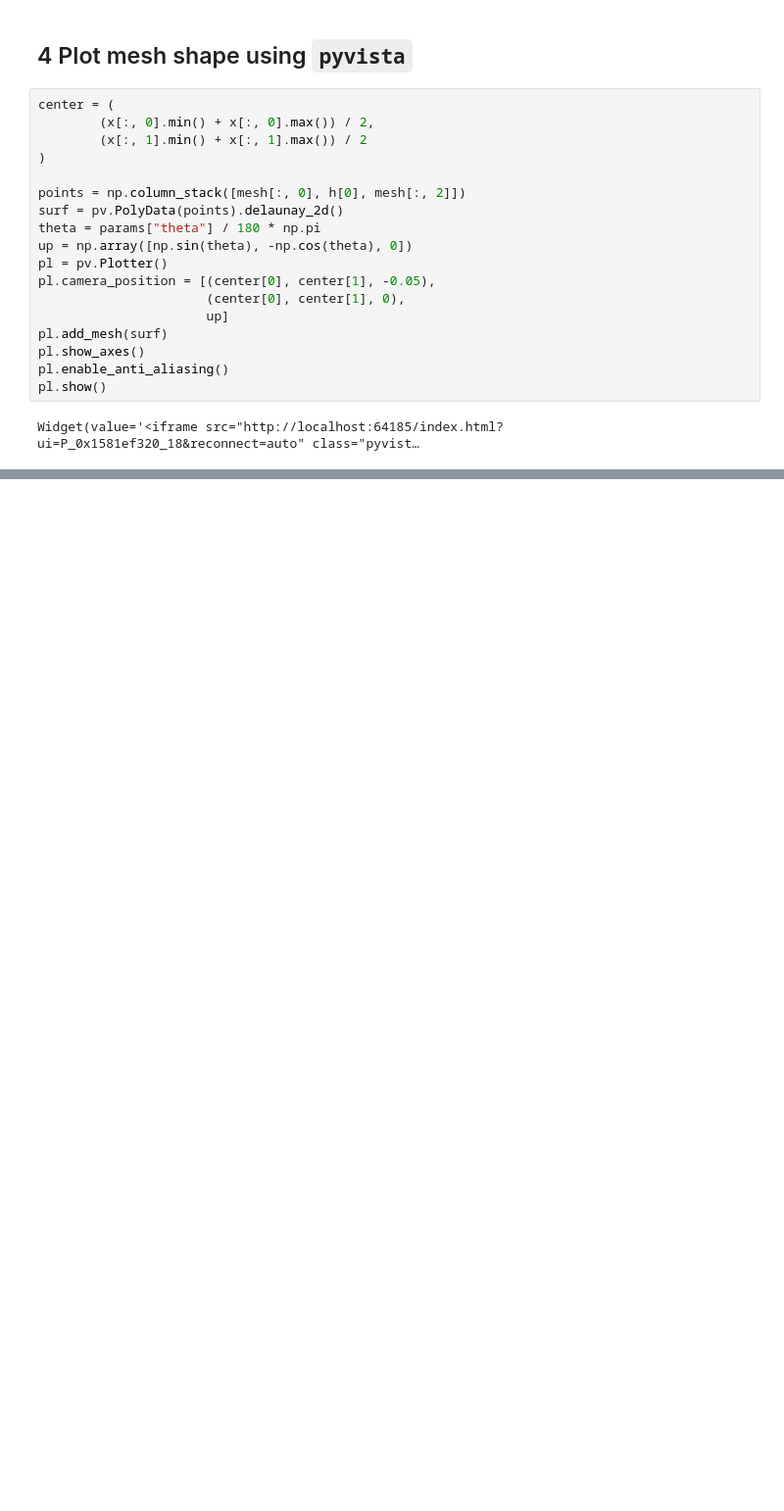
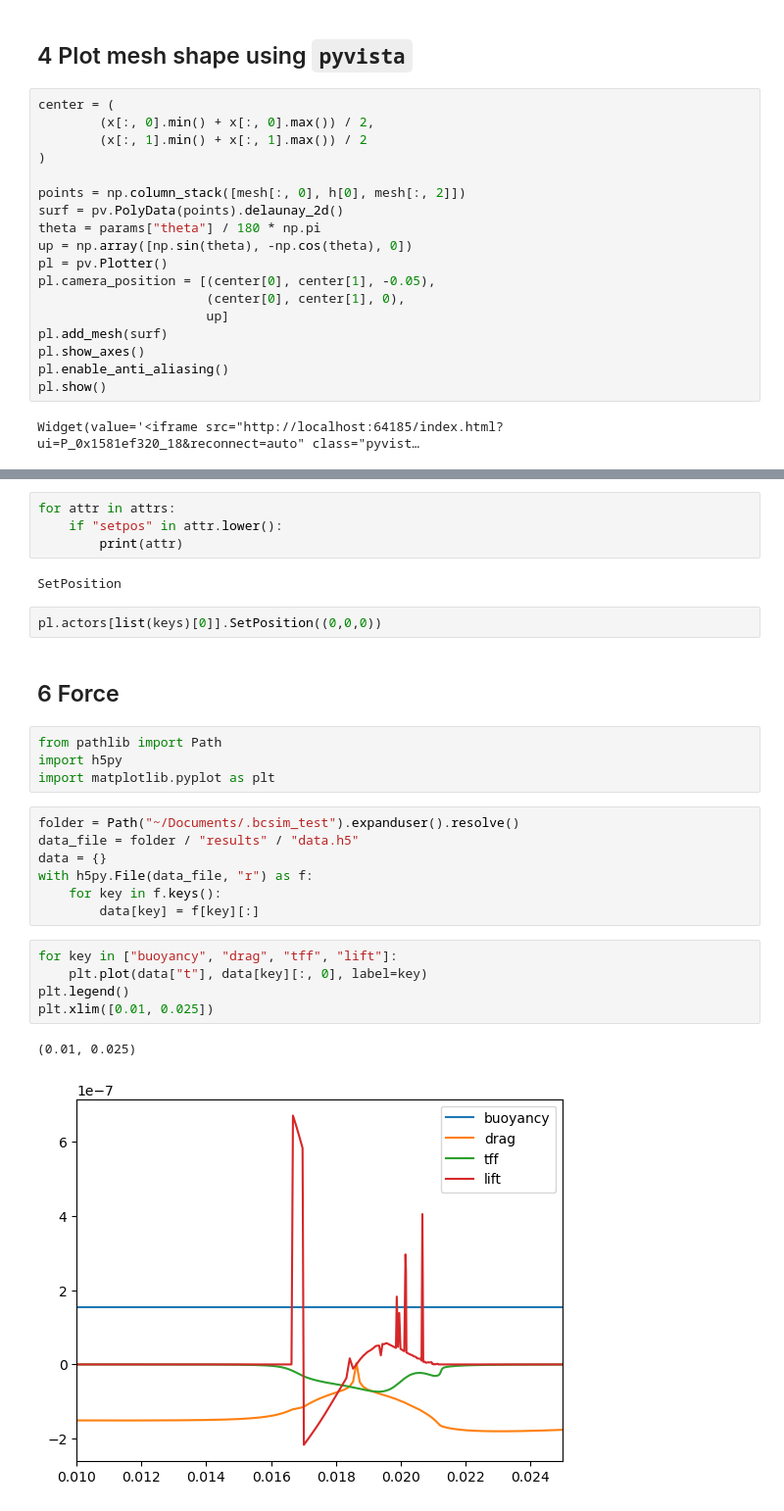
Before and after one commit to ZLoverty/bubble_bouncing, a Jupyter notebook: notebooks/visualize.ipynb, the cells around one changed output, grey strips where cells are left out. Shown at 98% size. Cells and saved outputs as stored; diff of their text form; blank space fills up the shorter version.

```diff
--- a/notebooks/visualize.ipynb
+++ b/notebooks/visualize.ipynb
@@ -125,0 +344,29 @@ pl.show()
+# %%
+for attr in attrs:
+    if "setpos" in attr.lower():
+        print(attr)
+# %% [output]
+SetPosition
+# %%
+pl.actors[list(keys)[0]].SetPosition((0,0,0))
+# %% [markdown]
+## 6 Force
+# %%
+from pathlib import Path
+import h5py
+import matplotlib.pyplot as plt
+# %%
+folder = Path("~/Documents/.bcsim_test").expanduser().resolve()
+data_file = folder / "results" / "data.h5"
+data = {}
+with h5py.File(data_file, "r") as f:
+    for key in f.keys():
+        data[key] = f[key][:]
+# %%
+for key in ["buoyancy", "drag", "tff", "lift"]:
+    plt.plot(data["t"], data[key][:, 0], label=key)
+plt.legend()
+plt.xlim([0.01, 0.025])
+# %% [output]
+(0.01, 0.025)
+[figure, added]
```
Also changed, not shown: parts of 18 cells of this notebook, 2 other files.
